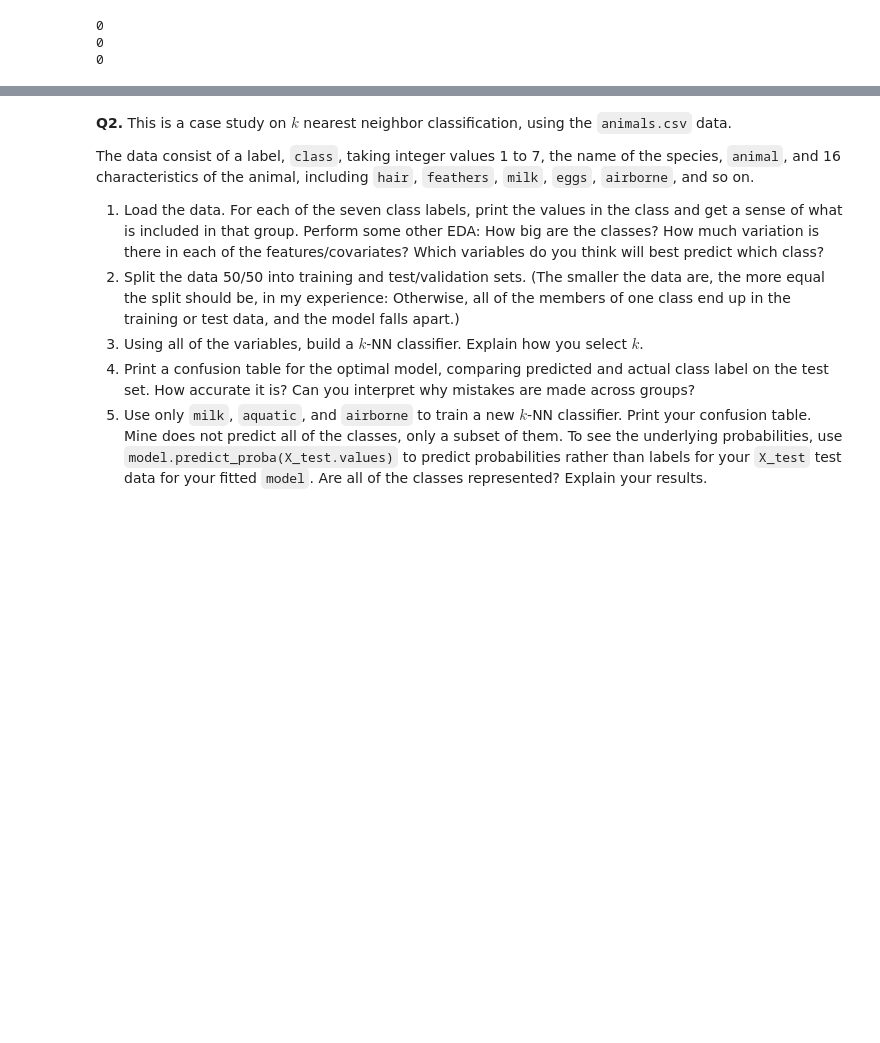
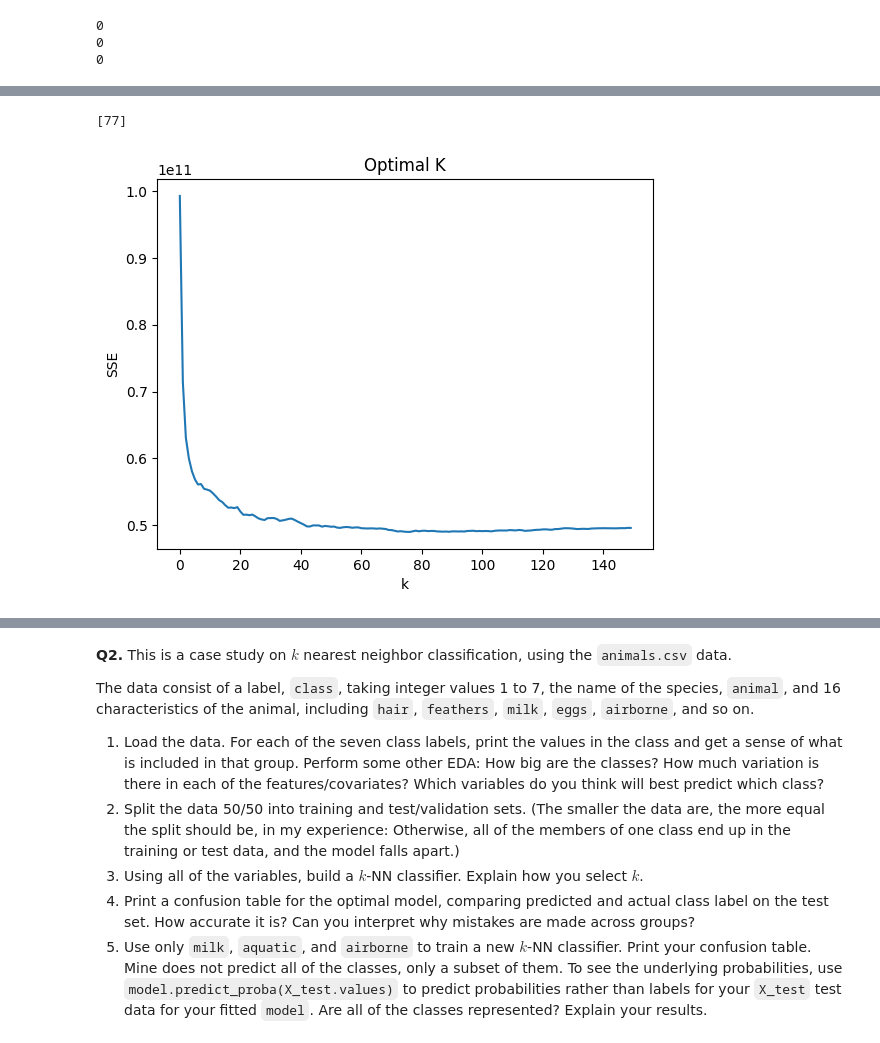
Before and after one commit to borayd3/knn, a Jupyter notebook: assignment_knn.ipynb, the cells around one changed output, grey strips where cells are left out. Cells and saved outputs as stored; diff of their text form; code cells hidden in the pictures; blank space fills up the shorter version.

```diff
--- a/assignment_knn.ipynb
+++ b/assignment_knn.ipynb
@@ -113,0 +110,26 @@ X_train, X_test, y_train, y_test = tt_split(usa_carsMY,price1, test_size=.2, ran
+# %%
+#Q1 - Q5
+
+k_bar = 150
+sum_SE2 = np.zeros(k_bar)
+
+for k in range (k_bar):
+    model2 = KNeighborsRegressor(n_neighbors=k+1)
+    fit_model2 = model2.fit(X_train,y_train)
+    y_hat2 = fit_model2.predict(X_test)
+    err_sq2[k] = ((y_test-y_hat2)**2)
+    sum_SE2[k] = np.sum(err_sq2[k])
+min_SE2 = np.min(sum_SE2)
+min_index = np.where(sum_SE2==min_SE2)
+k_star = k_grid[min_index]
+print(k_star)
+plt.plot(np.arange(0,k_bar),sum_SE2)
+plt.xlabel("k")
+plt.ylabel("SSE")
+plt.title('Optimal K')
+plt.show()
+
+# The optimal K for this value is 77, as indicated by the k_star value
+# %% [output]
+[77]
+[figure, added]
```
Also changed, not shown: parts of 7 cells of this notebook.
